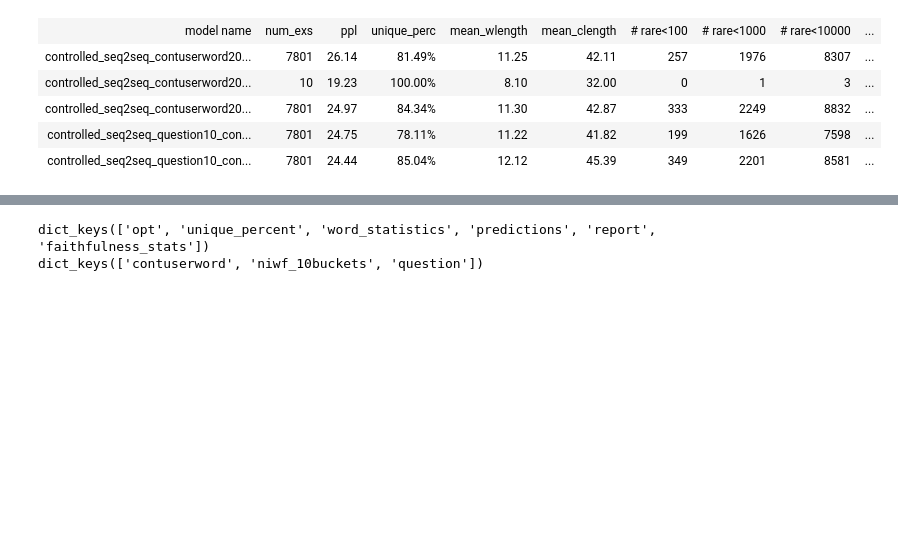
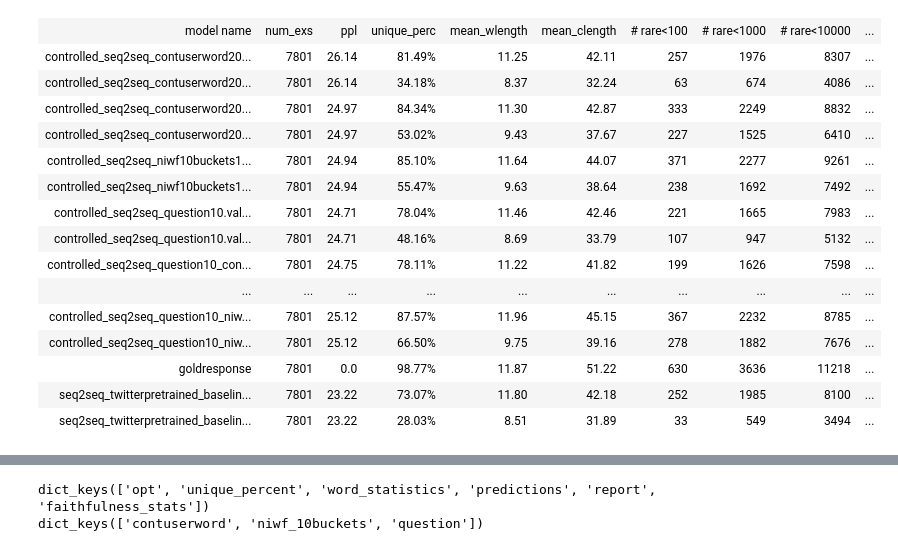
Before and after one commit to abisee/ParlAI, a Jupyter notebook: parlai/scripts/analyse_wordstats.ipynb, the cells around one changed output, grey strips where cells are left out. Drawn from its saved outputs; the diff is of its cells as text; code cells hidden in the pictures; blank space fills up the shorter version.

```diff
--- a/parlai/scripts/analyse_wordstats.ipynb
+++ b/parlai/scripts/analyse_wordstats.ipynb
@@ -15,12 +17,13 @@ The autoreload extension is already loaded. To reload it, use:
   %reload_ext autoreload
 # %%
 models_dirs = ['/private/home/abisee/models']
+baseline = "seq2seq_twitterpretrained_baseline_converted_persontokens_bias_again2"
 mf2wordstats = {}
 
 for models_dir in models_dirs:
     wordstat_files = [fname for fname in os.listdir(models_dir) if 'wordstats.json' in fname]
-    for json_file in wordstat_files:
-        if "controlled_seq2seq" not in json_file and "goldresponse" not in json_file and "throwaway" not in json_file:
+    for json_file in sorted(wordstat_files):
+        if "controlled_seq2seq" not in json_file and "goldresponse" not in json_file and baseline not in json_file:
             continue
         mf = json_file[:json_file.index('.wordstats.json')]
         print(mf)
@@ -83,39 +94,52 @@ def model2row(mf, wordstats):
     return row
 
 header_row = ['model name',
               'num_exs',
               'ppl',
               'unique_perc',
               'mean_wlength',
               'mean_clength',
 #               'avg_niwf',
               '# rare<100',
               '# rare<1000',
               '# rare<10000',
 #               'distinct-1',
 #               'distinct-2',
 #               'distinct-3',
 #               'distinct-4',
              ]
 
 for control, num_buckets in CONTROL2NUMBUCKETS.items():
     for b in range(num_buckets):
         header_row.append('%s bucket %i acc' % (control, b))
 
 table = [header_row]
 
 for mf in sorted(mf2wordstats.keys()):
     stat = mf2wordstats[mf]
-    if "contuserword" in mf:
-        table.append(model2row(mf, mf2wordstats[mf]))
+#     if "contuserword" in mf and "beam20" in mf:
+    table.append(model2row(mf, mf2wordstats[mf]))
 
-display(HTML(tabulate.tabulate(table, tablefmt='html', stralign="right")))
+
+html = HTML(tabulate.tabulate(table, tablefmt='html', stralign='center'))
+html.data = html.data.replace("text-align: center;", "text-align: left;") # fix left-alignment
+display(html)
 # %% [output]
 | model name | num_exs | ppl | unique_perc | mean_wlength | mean_clength | # rare<100 | # rare<1000 | # rare<10000 | ... |
 | controlled_seq2seq_contuserword20... | 7801 | 26.14 | 81.49% | 11.25 | 42.11 | 257 | 1976 | 8307 | ... |
-| controlled_seq2seq_contuserword20... | 10 | 19.23 | 100.00% | 8.10 | 32.00 | 0 | 1 | 3 | ... |
+| controlled_seq2seq_contuserword20... | 7801 | 26.14 | 34.18% | 8.37 | 32.24 | 63 | 674 | 4086 | ... |
 | controlled_seq2seq_contuserword20... | 7801 | 24.97 | 84.34% | 11.30 | 42.87 | 333 | 2249 | 8832 | ... |
+| controlled_seq2seq_contuserword20... | 7801 | 24.97 | 53.02% | 9.43 | 37.67 | 227 | 1525 | 6410 | ... |
+| controlled_seq2seq_niwf10buckets1... | 7801 | 24.94 | 85.10% | 11.64 | 44.07 | 371 | 2277 | 9261 | ... |
+| controlled_seq2seq_niwf10buckets1... | 7801 | 24.94 | 55.47% | 9.63 | 38.64 | 238 | 1692 | 7492 | ... |
+| controlled_seq2seq_question10.val... | 7801 | 24.71 | 78.04% | 11.46 | 42.46 | 221 | 1665 | 7983 | ... |
+| controlled_seq2seq_question10.val... | 7801 | 24.71 | 48.16% | 8.69 | 33.79 | 107 | 947 | 5132 | ... |
 | controlled_seq2seq_question10_con... | 7801 | 24.75 | 78.11% | 11.22 | 41.82 | 199 | 1626 | 7598 | ... |
-| controlled_seq2seq_question10_con... | 7801 | 24.44 | 85.04% | 12.12 | 45.39 | 349 | 2201 | 8581 | ... |
+| ... | ... | ... | ... | ... | ... | ... | ... | ... | ... |
+| controlled_seq2seq_question10_niw... | 7801 | 25.12 | 87.57% | 11.96 | 45.15 | 367 | 2232 | 8785 | ... |
+| controlled_seq2seq_question10_niw... | 7801 | 25.12 | 66.50% | 9.75 | 39.16 | 278 | 1882 | 7676 | ... |
+| goldresponse | 7801 | 0.0 | 98.77% | 11.87 | 51.22 | 630 | 3636 | 11218 | ... |
+| seq2seq_twitterpretrained_baselin... | 7801 | 23.22 | 73.07% | 11.80 | 42.18 | 252 | 1985 | 8100 | ... |
+| seq2seq_twitterpretrained_baselin... | 7801 | 23.22 | 28.03% | 8.51 | 31.89 | 33 | 549 | 3494 | ... |
 # %%
 # plot distribution of continuous control vars
```
Also changed, not shown: parts of 4 cells of this notebook.
